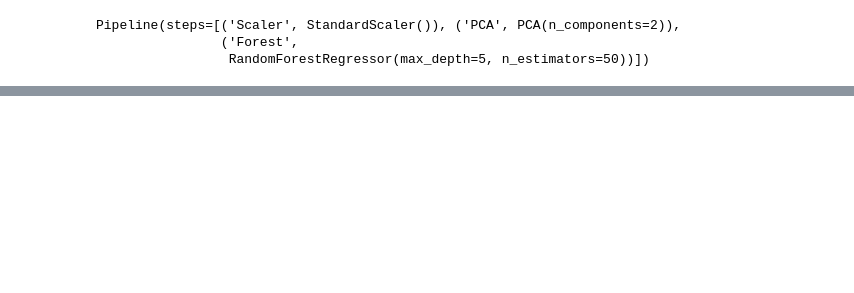
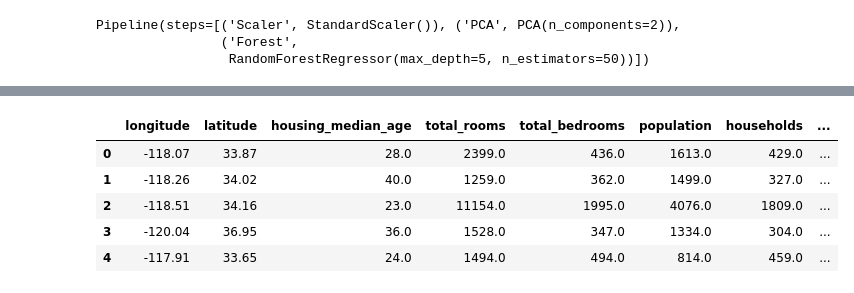
Before and after one commit to sudeozkanoglu/machineLearningPractising, a Jupyter notebook: Untitled.ipynb, the cells around one changed output, grey strips where cells are left out. Cells and saved outputs as stored; diff of their text form; code cells hidden in the pictures; blank space fills up the shorter version.

```diff
--- a/Untitled.ipynb
+++ b/Untitled.ipynb
@@ -336,0 +399,14 @@ mean_absolute_error(y_test, minMaxScaler_pca_pipe_forest_test_predictions)
+# %%
+# Append the dummies and drop ISLAND on the test DataFrame
+
+test_dummies = pd.get_dummies(test_df['ocean_proximity'])
+test_df = pd.concat([test_df, test_dummies], axis=1)
+test_df.drop('ISLAND', inplace=True, axis=1)
+test_df.head()
+# %% [output]
+|  | longitude | latitude | housing_median_age | total_rooms | total_bedrooms | population | households | ... |
+| 0 | -118.07 | 33.87 | 28.0 | 2399.0 | 436.0 | 1613.0 | 429.0 | ... |
+| 1 | -118.26 | 34.02 | 40.0 | 1259.0 | 362.0 | 1499.0 | 327.0 | ... |
+| 2 | -118.51 | 34.16 | 23.0 | 11154.0 | 1995.0 | 4076.0 | 1809.0 | ... |
+| 3 | -120.04 | 36.95 | 36.0 | 1528.0 | 347.0 | 1334.0 | 304.0 | ... |
+| 4 | -117.91 | 33.65 | 24.0 | 1494.0 | 494.0 | 814.0 | 459.0 | ... |
```
Also changed, not shown: parts of 11 cells of this notebook.
